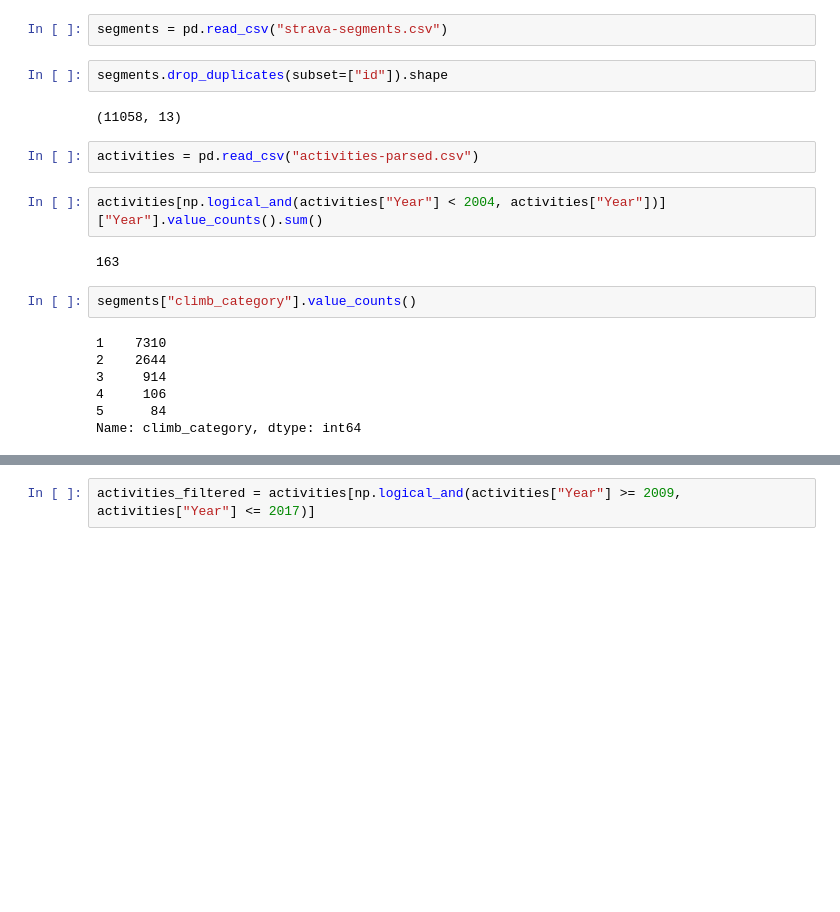
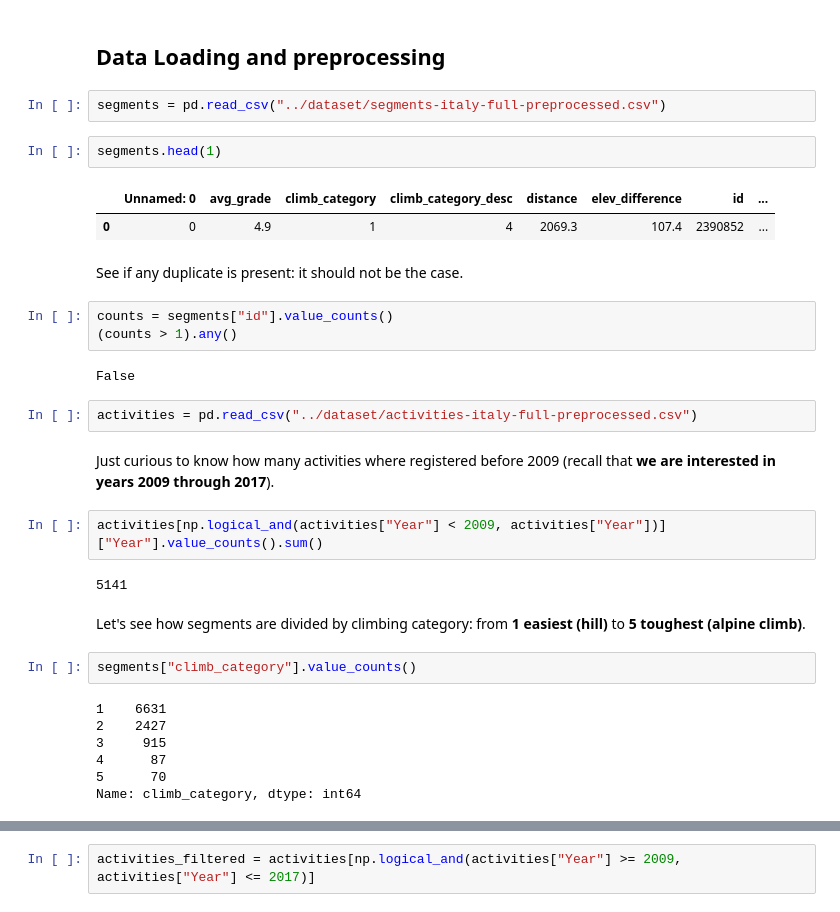
Before and after one commit to mcRoot/thecyclingfeast, a Jupyter notebook: data_analysis/Strava_Preliminary_Data_Analysis.ipynb, the cells around one changed output, grey strips where cells are left out. Drawn from its saved outputs; the diff is of its cells as text; blank space fills up the shorter version.

Commit message:
Initial preprocessing analysis

```diff
--- a/data_analysis/Strava_Preliminary_Data_Analysis.ipynb
+++ b/data_analysis/Strava_Preliminary_Data_Analysis.ipynb
@@ -10,22 +16,39 @@ from datetime import datetime
+# %% [markdown]
+## Data Loading and preprocessing
 # %%
-segments = pd.read_csv("strava-segments.csv")
+segments = pd.read_csv("../dataset/segments-italy-full-preprocessed.csv")
-# %%
-segments.drop_duplicates(subset=["id"]).shape
-# %% [output]
-(11058, 13)
+# %%
+segments.head(1)
+# %% [output]
+|  | Unnamed: 0 | avg_grade | climb_category | climb_category_desc | distance | elev_difference | id | ... |
+| 0 | 0 | 4.9 | 1 | 4 | 2069.3 | 107.4 | 2390852 | ... |
+# %% [markdown]
+
+See if any duplicate is present: it should not be the case.
+# %%
+counts = segments["id"].value_counts()
+(counts > 1).any()
+# %% [output]
+False
 # %%
-activities = pd.read_csv("activities-parsed.csv")
+activities = pd.read_csv("../dataset/activities-italy-full-preprocessed.csv")
+# %% [markdown]
+
+Just curious to know how many activities where registered before 2009 (recall that **we are interested in years 2009 through 2017**).
 # %%
-activities[np.logical_and(activities["Year"] < 2004, activities["Year"])]["Year"].value_counts().sum()
+activities[np.logical_and(activities["Year"] < 2009, activities["Year"])]["Year"].value_counts().sum()
 # %% [output]
-163
+5141
+# %% [markdown]
+
+Let's see how segments are divided by climbing category: from **1 easiest (hill)** to **5 toughest (alpine climb)**.
 # %%
 segments["climb_category"].value_counts()
 # %% [output]
-1    7310
-2    2644
-3     914
-4     106
-5      84
+1    6631
+2    2427
+3     915
+4      87
+5      70
 Name: climb_category, dtype: int64
 # %%
```
Also changed, not shown: parts of 17 cells of this notebook, 1 other file.
